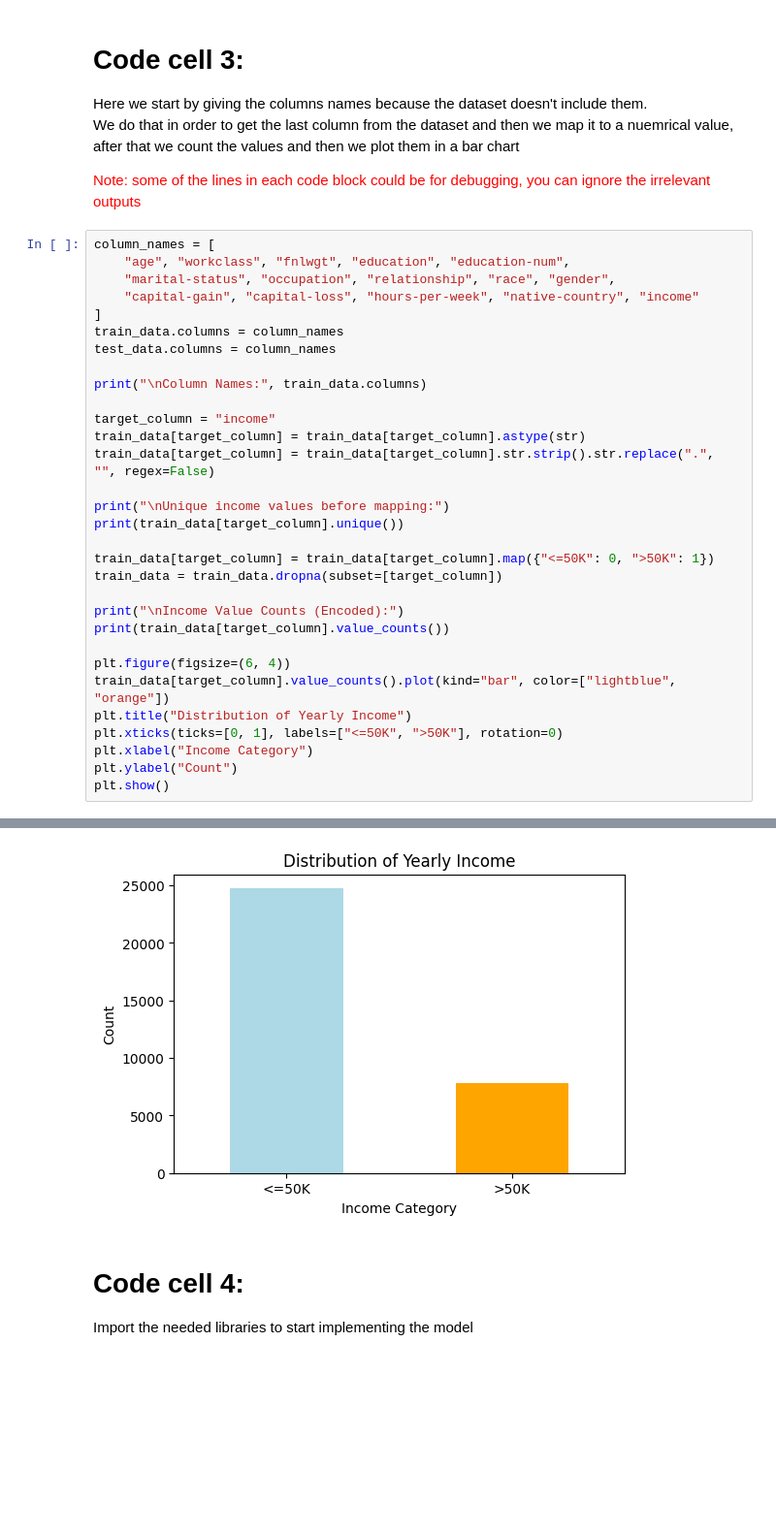
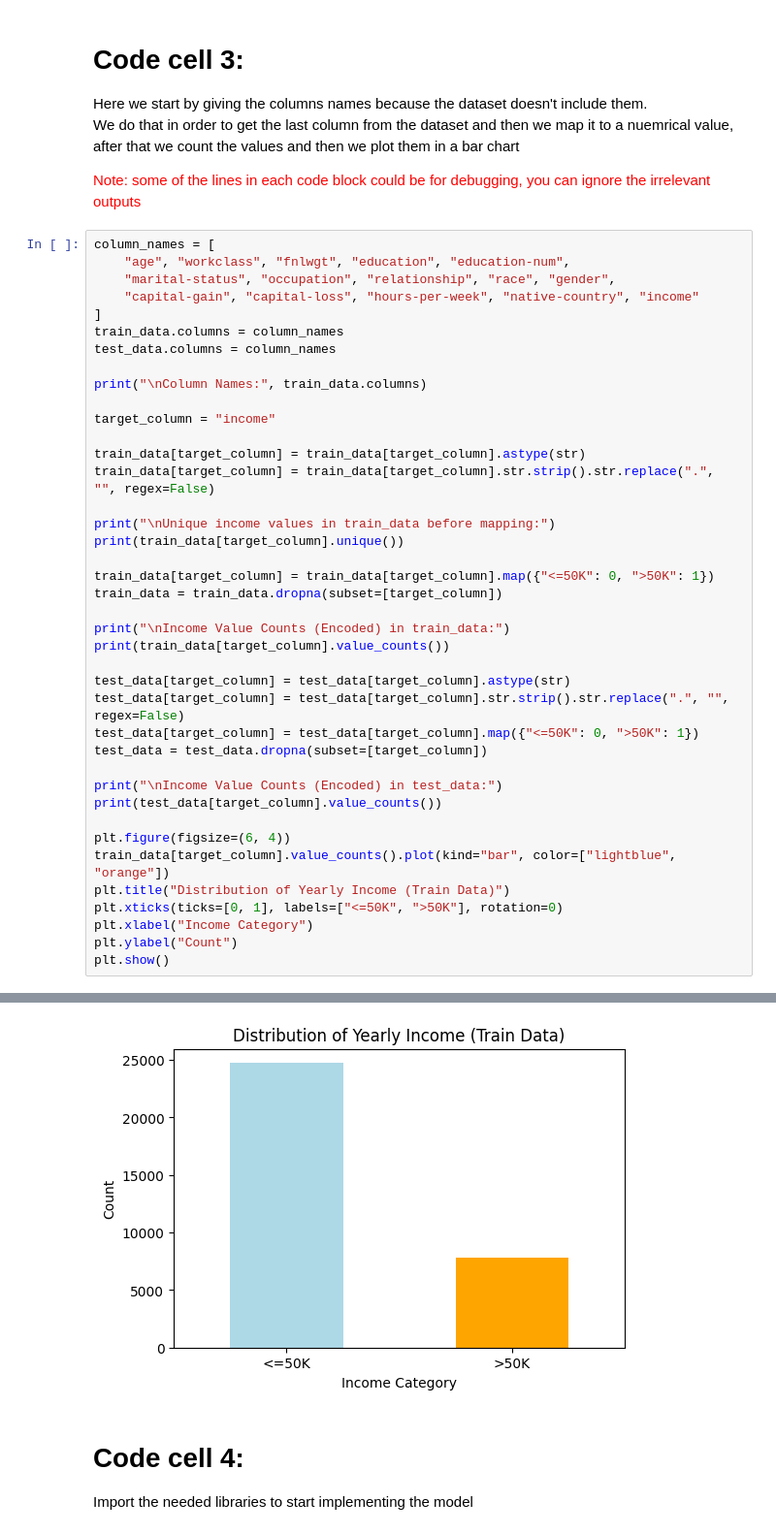
Before and after one commit to RaneemIbra/DeepLearning_NLP, a Jupyter notebook: DL/DL_HW1.ipynb, the cells around one changed output, grey strips where cells are left out. Shown at 97% size. Drawn from its saved outputs; the diff is of its cells as text; blank space fills up the shorter version.

```diff
--- a/DL/DL_HW1.ipynb
+++ b/DL/DL_HW1.ipynb
@@ -74,21 +74,30 @@ test_data.columns = column_names
 print("\nColumn Names:", train_data.columns)
 
 target_column = "income"
+
 train_data[target_column] = train_data[target_column].astype(str)
 train_data[target_column] = train_data[target_column].str.strip().str.replace(".", "", regex=False)
 
-print("\nUnique income values before mapping:")
+print("\nUnique income values in train_data before mapping:")
 print(train_data[target_column].unique())
 
 train_data[target_column] = train_data[target_column].map({"<=50K": 0, ">50K": 1})
 train_data = train_data.dropna(subset=[target_column])
 
-print("\nIncome Value Counts (Encoded):")
+print("\nIncome Value Counts (Encoded) in train_data:")
 print(train_data[target_column].value_counts())
+
+test_data[target_column] = test_data[target_column].astype(str)
+test_data[target_column] = test_data[target_column].str.strip().str.replace(".", "", regex=False)
+test_data[target_column] = test_data[target_column].map({"<=50K": 0, ">50K": 1})
+test_data = test_data.dropna(subset=[target_column])
+
+print("\nIncome Value Counts (Encoded) in test_data:")
+print(test_data[target_column].value_counts())
 
 plt.figure(figsize=(6, 4))
 train_data[target_column].value_counts().plot(kind="bar", color=["lightblue", "orange"])
-plt.title("Distribution of Yearly Income")
+plt.title("Distribution of Yearly Income (Train Data)")
 plt.xticks(ticks=[0, 1], labels=["<=50K", ">50K"], rotation=0)
 plt.xlabel("Income Category")
 plt.ylabel("Count")
@@ -111,4 +126,4 @@ Name: count, dtype: int64
-[figure, old version]
+[figure, new version]
 # %% [markdown]
 # Code cell 4:
 
```
Also changed, not shown: parts of 13 cells of this notebook.
